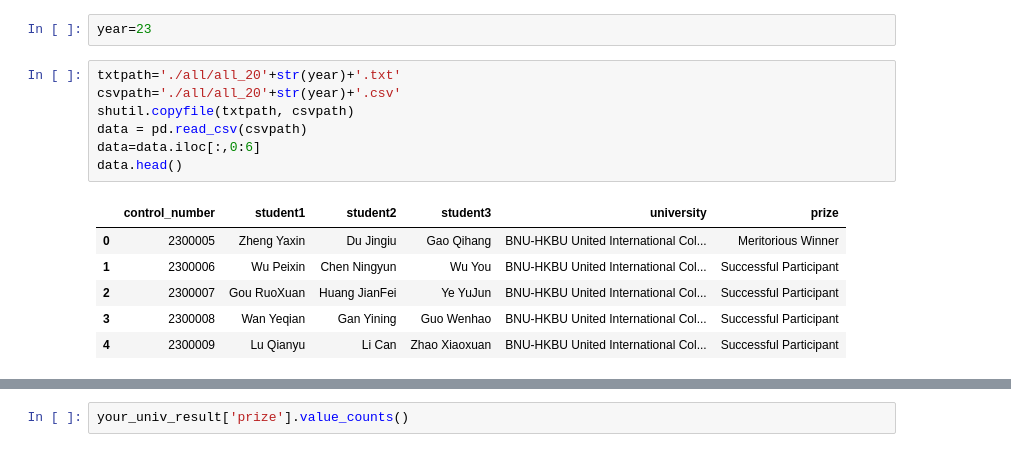
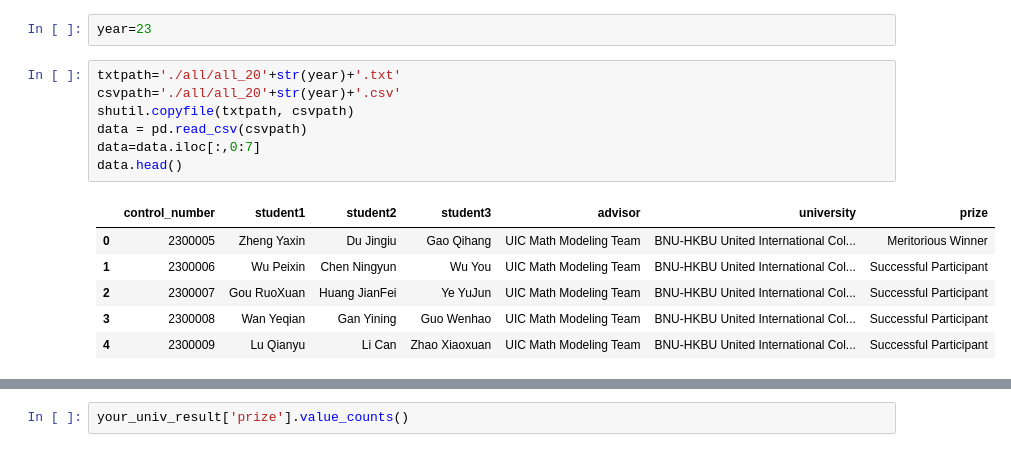
Before and after one commit to personqianduixue/comap_crawler_2023, a Jupyter notebook: analysis.ipynb, the cells around one changed output, grey strips where cells are left out. Saved outputs shown, nothing was run; the diff lists cells and outputs as text.

```diff
--- a/analysis.ipynb
+++ b/analysis.ipynb
@@ -9,17 +9,17 @@ year=23
 # %%
 txtpath='./all/all_20'+str(year)+'.txt'
 csvpath='./all/all_20'+str(year)+'.csv'
 shutil.copyfile(txtpath, csvpath)
 data = pd.read_csv(csvpath)
-data=data.iloc[:,0:6]
+data=data.iloc[:,0:7]
 data.head()
 # %% [output]
-|  | control_number | student1 | student2 | student3 | university | prize |
-| 0 | 2300005 | Zheng Yaxin | Du Jingiu | Gao Qihang | BNU-HKBU United International Col... | Meritorious Winner |
-| 1 | 2300006 | Wu Peixin | Chen Ningyun | Wu You | BNU-HKBU United International Col... | Successful Participant |
-| 2 | 2300007 | Gou RuoXuan | Huang JianFei | Ye YuJun | BNU-HKBU United International Col... | Successful Participant |
-| 3 | 2300008 | Wan Yeqian | Gan Yining | Guo Wenhao | BNU-HKBU United International Col... | Successful Participant |
-| 4 | 2300009 | Lu Qianyu | Li Can | Zhao Xiaoxuan | BNU-HKBU United International Col... | Successful Participant |
+|  | control_number | student1 | student2 | student3 | advisor | university | prize |
+| 0 | 2300005 | Zheng Yaxin | Du Jingiu | Gao Qihang | UIC Math Modeling Team | BNU-HKBU United International Col... | Meritorious Winner |
+| 1 | 2300006 | Wu Peixin | Chen Ningyun | Wu You | UIC Math Modeling Team | BNU-HKBU United International Col... | Successful Participant |
+| 2 | 2300007 | Gou RuoXuan | Huang JianFei | Ye YuJun | UIC Math Modeling Team | BNU-HKBU United International Col... | Successful Participant |
+| 3 | 2300008 | Wan Yeqian | Gan Yining | Guo Wenhao | UIC Math Modeling Team | BNU-HKBU United International Col... | Successful Participant |
+| 4 | 2300009 | Lu Qianyu | Li Can | Zhao Xiaoxuan | UIC Math Modeling Team | BNU-HKBU United International Col... | Successful Participant |
 # %%
 univ_data=data['university'].value_counts().iloc[0:20]
 univ_data
```
Also changed, not shown: parts of 7 cells of this notebook, 10 other files.
